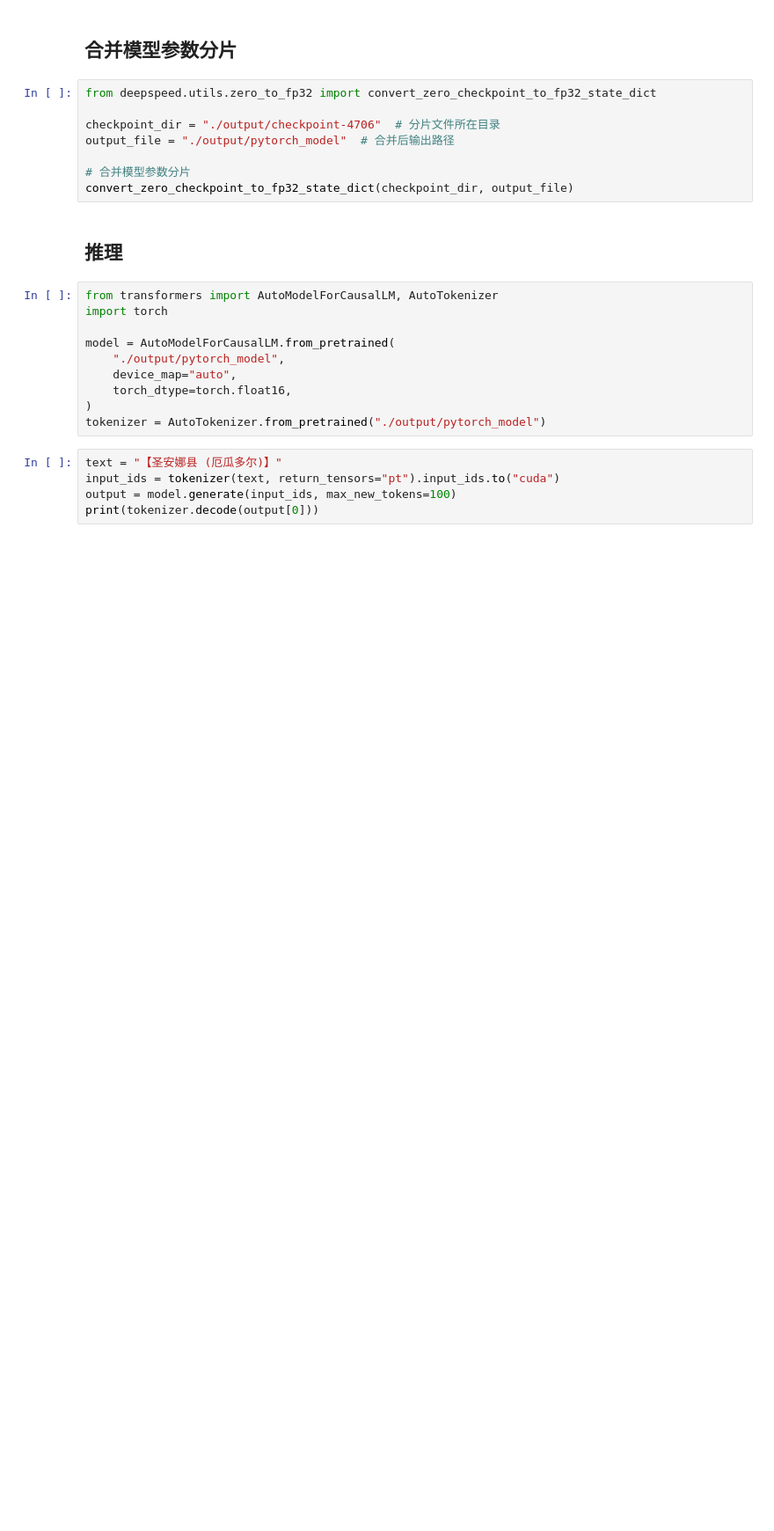
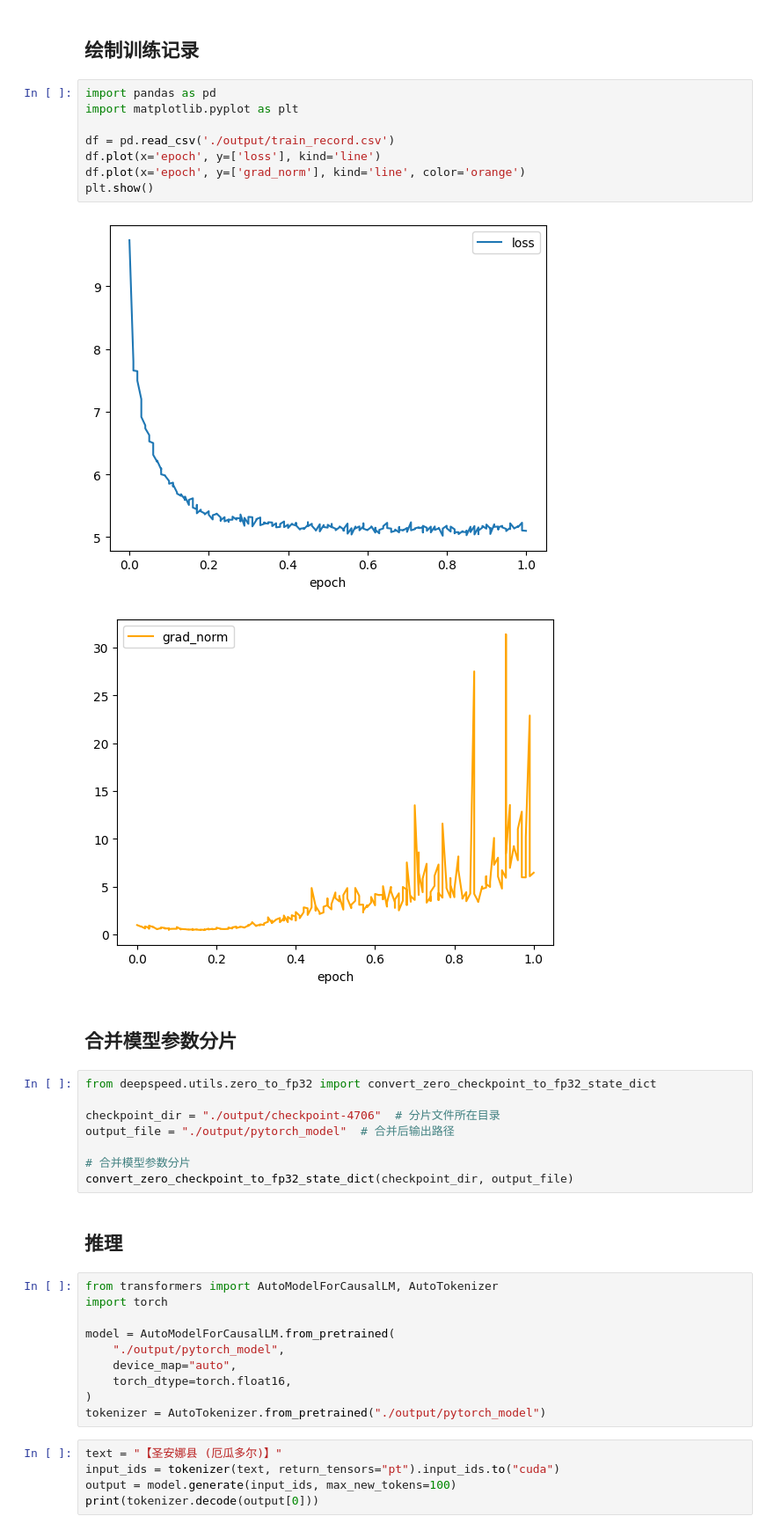
Before and after one commit to JustinChen719/LLM-Craft, a Jupyter notebook: 2 PreTrain/inference.ipynb, the cells around one changed output. Shown: that part at 88% size. Saved outputs shown, nothing was run; the diff lists cells and outputs as text; blank space fills up the shorter version.

```diff
--- a/2 PreTrain/inference.ipynb
+++ b/2 PreTrain/inference.ipynb
@@ -1,3 +1,16 @@
+# %% [markdown]
+## 绘制训练记录
+# %%
+import pandas as pd
+import matplotlib.pyplot as plt
+
+df = pd.read_csv('./output/train_record.csv')
+df.plot(x='epoch', y=['loss'], kind='line')
+df.plot(x='epoch', y=['grad_norm'], kind='line', color='orange')
+plt.show()
+# %% [output]
+[figure, added]
+[figure, added]
 # %% [markdown]
 ## 合并模型参数分片
 # %%
```
